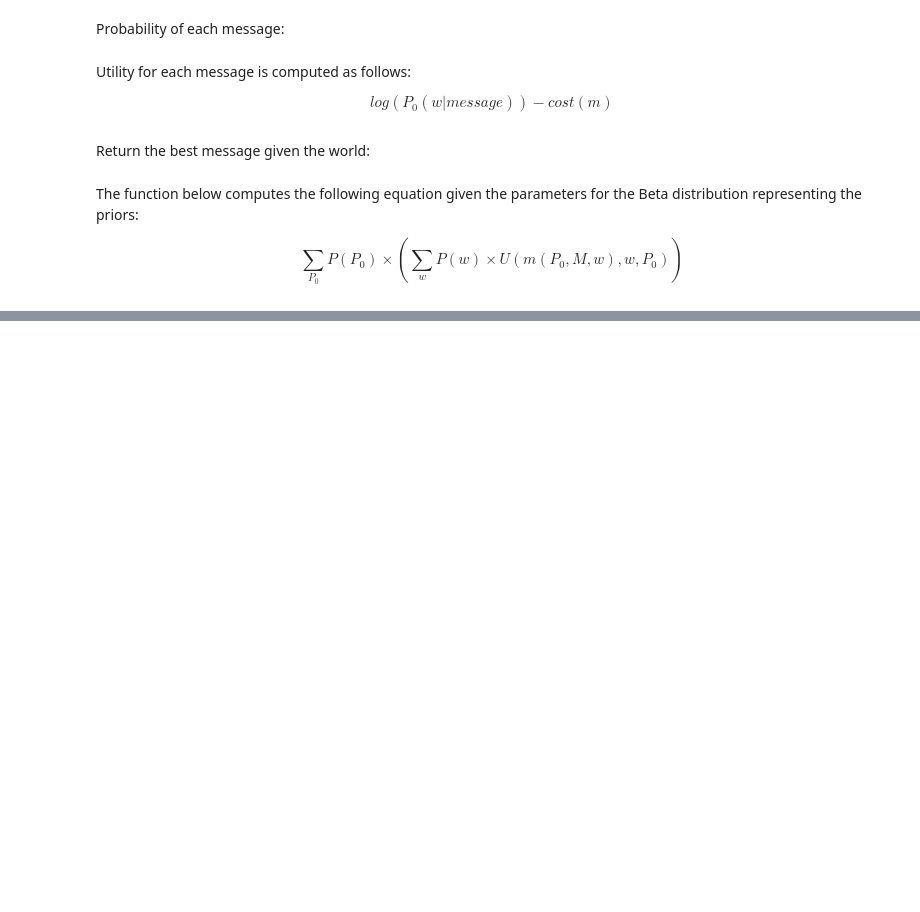
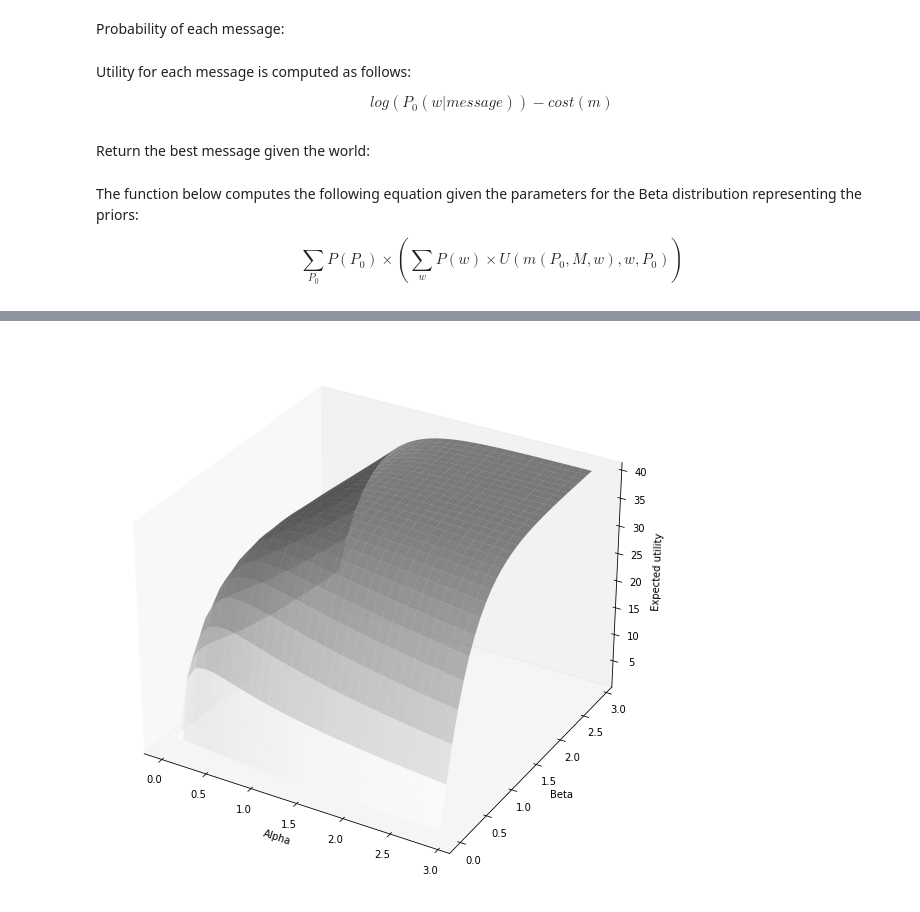
Before and after one commit to alexeykosh/2021-PPR-expected-utility, a Jupyter notebook: model.ipynb, the cells around one changed output, grey strips where cells are left out. Cells and saved outputs as stored; diff of their text form; code cells hidden in the pictures; blank space fills up the shorter version.

```diff
--- a/model.ipynb
+++ b/model.ipynb
@@ -88,0 +96,4 @@ Text(0.5, 0, 'Expected utility')
+# %%
+plot_U(X, Y, Z_100)
+# %% [output]
+[figure, added]
```
Also changed, not shown: parts of 12 cells of this notebook.
